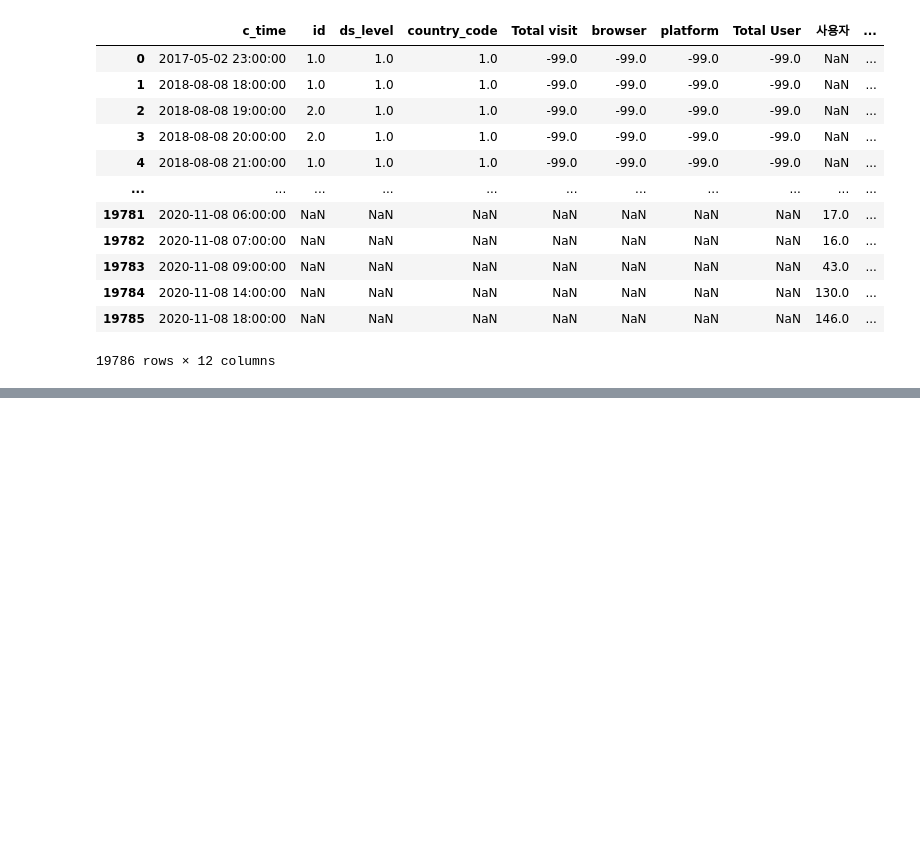
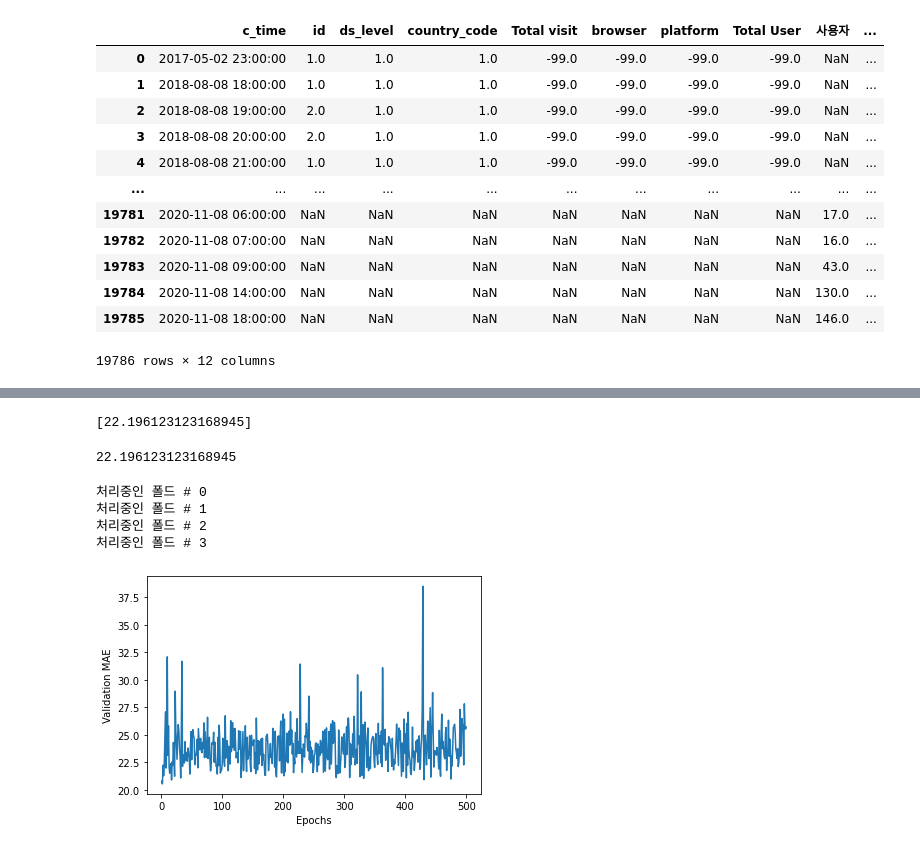
Before and after one commit to hundredeuk2/python, a Jupyter notebook: Dacon/2020DATACONCUP/4th.ipynb, the cells around one changed output, grey strips where cells are left out. Saved outputs shown, nothing was run; the diff lists cells and outputs as text; code cells hidden in the pictures; blank space fills up the shorter version.

```diff
--- a/Dacon/2020DATACONCUP/4th.ipynb
+++ b/Dacon/2020DATACONCUP/4th.ipynb
@@ -549,0 +512,14 @@ train
+# %%
+train_data = train.loc[:,'id':'Total User']
+train_targets = train.loc[:,'사용자':'페이지뷰']
+test_data = test.loc[:,'id':'Total User']
+test_targets = test.loc[:,'사용자':'페이지뷰']
+# %%
+def build_model():
+    model = models.Sequential()
+    model.add(layers.Dense(128, activation='relu',
+                           input_shape=(7,)))
+    model.add(layers.Dense(128, activation='relu'))
+    model.add(layers.Dense(4))
+    model.compile(optimizer='adam', loss='mse', metrics=['mae'])
+    return model
@@ -549,0 +558,46 @@ train
+# %%
+all_scores
+# %% [output]
+[22.196123123168945]
+# %%
+np.mean(all_scores)
+# %% [output]
+22.196123123168945
+# %%
+num_epochs = 500
+all_mae_histories = []
+for i in range(k):
+    print('처리중인 폴드 #', i)
+    val_data = train_data[i * num_val_samples: (i + 1) * num_val_samples]  #검증 데이터 준비: k번째 분할    val_targets = train_targets[i * num_val_samples: (i + 1) * num_val_samples]
+    partial_train_data = np.concatenate(  # 훈련 데이터 준비: 다른 분할 전체
+        [train_data[:i * num_val_samples],
+         train_data[(i + 1) * num_val_samples:]],
+        axis=0)
+    partial_train_targets = np.concatenate(
+        [train_targets[:i * num_val_samples],
+         train_targets[(i + 1) * num_val_samples:]],
+        axis=0)
+
+model = build_model()  # 케라스 모델 구성(컴파일 포함)
+history = model.fit(partial_train_data, partial_train_targets,  # 모델 훈련(verbose=0이므로 훈련 과정이 출력되지 않습니다.)
+                    validation_data=(val_data, val_targets),
+                    epochs=num_epochs, batch_size=1, verbose=0)
+mae_history = history.history['val_mae']
+all_mae_histories.append(mae_history)
+# %% [output]
+처리중인 폴드 # 0
+처리중인 폴드 # 1
+처리중인 폴드 # 2
+처리중인 폴드 # 3
+# %%
+average_mae_history = [
+    np.mean([x[i] for x in all_mae_histories]) for i in range(num_epochs)]
+# %%
+import matplotlib.pyplot as plt
+
+plt.plot(range(1, len(average_mae_history) + 1), average_mae_history)
+plt.xlabel('Epochs')
+plt.ylabel('Validation MAE')
+plt.show()
+# %% [output]
+[figure, added]
```
Also changed, not shown: parts of 22 cells of this notebook.
